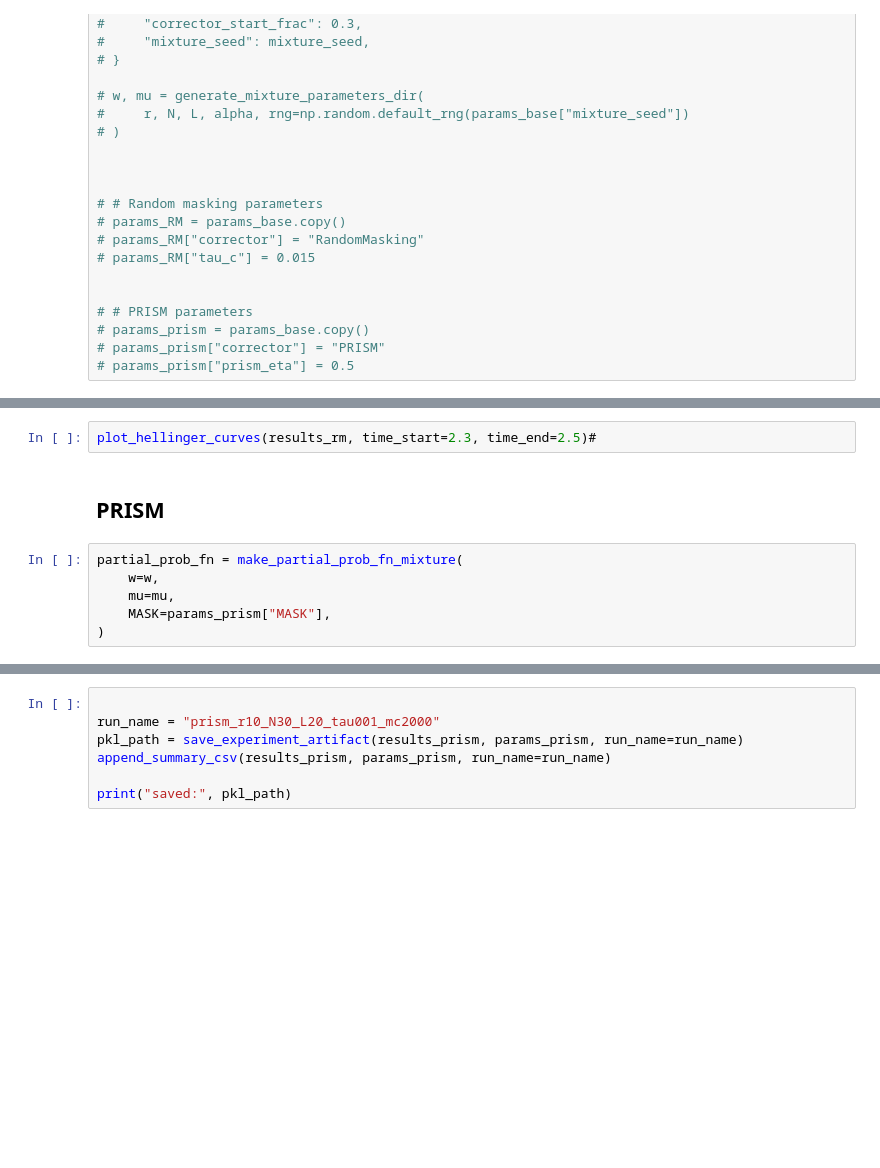
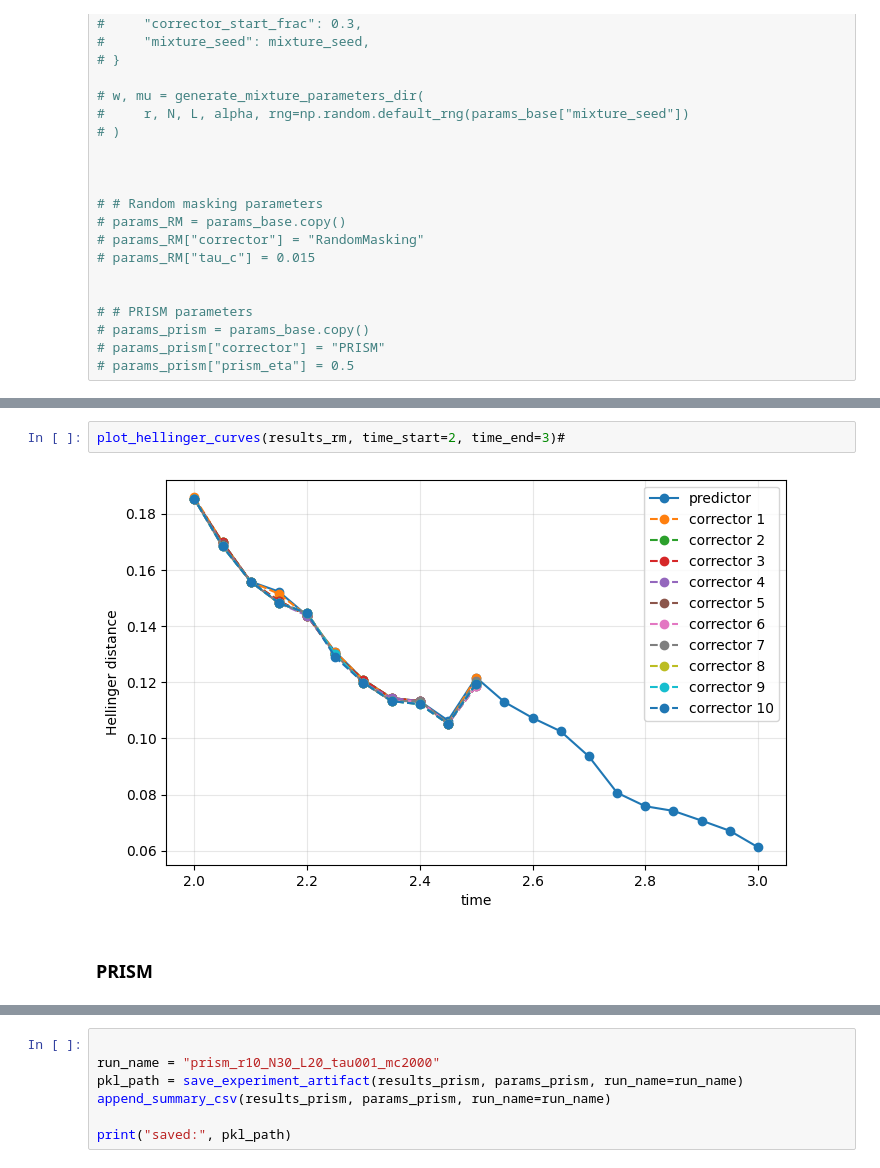
Before and after one commit to loren-ll/Correctors_Discrete_Diffusion, a Jupyter notebook: Adding_correctors.ipynb, the cells around one changed output, grey strips where cells are left out. Drawn from its saved outputs; the diff is of its cells as text; blank space fills up the shorter version.

```diff
--- a/Adding_correctors.ipynb
+++ b/Adding_correctors.ipynb
@@ -1554,13 +1717,9 @@ print("saved:", pkl_path)
 # %%
-plot_hellinger_curves(results_rm, time_start=2.3, time_end=2.5)#
+plot_hellinger_curves(results_rm, time_start=2, time_end=3)#
+# %% [output]
+[figure, added]
 # %% [markdown]
-## PRISM
+### PRISM
-# %%
-partial_prob_fn = make_partial_prob_fn_mixture(
-    w=w,
-    mu=mu,
-    MASK=params_prism["MASK"],
-)
 # %%
 rng = np.random.default_rng(42)
 rngs_forward = [np.random.default_rng(1000 + i) for i in range(params_prism["n_mc"])]
```
Also changed, not shown: parts of 25 cells of this notebook.
